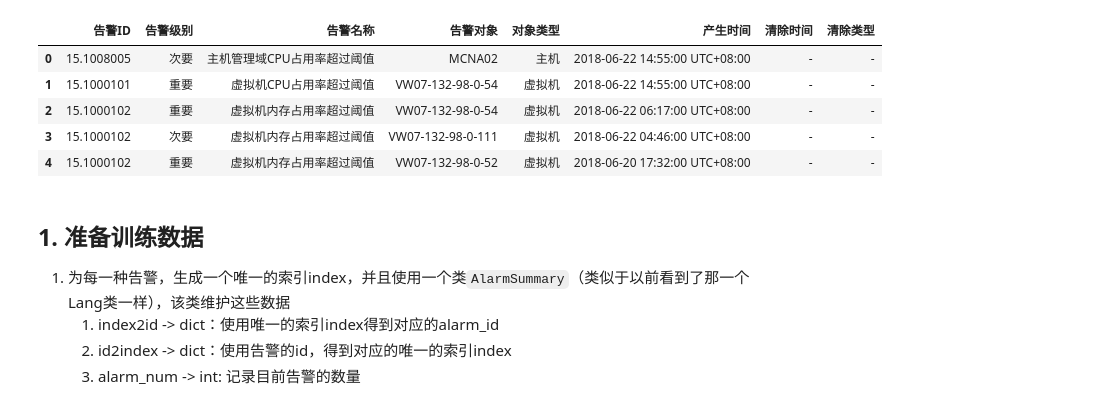
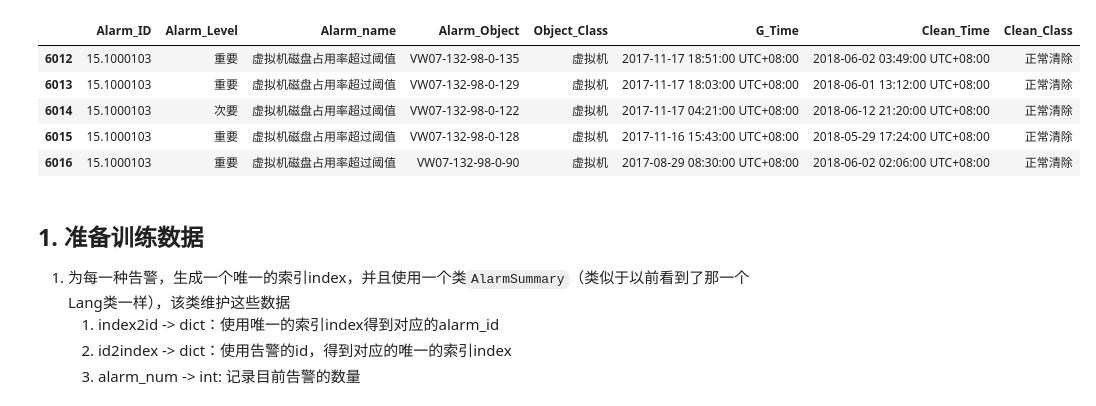
Before and after one commit to wwyf/alarm-predict-Ops-helper, a Jupyter notebook: pre-clean-1.ipynb, the cells around one changed output. Cells and saved outputs as stored; diff of their text form; code cells hidden in the pictures.

```diff
--- a/pre-clean-1.ipynb
+++ b/pre-clean-1.ipynb
@@ -17,19 +17,20 @@ data_type = str
 # %%
 data1 = pd.read_csv(
     data_file_1_name,
     header=0,
     dtype=data_type
     )
+data1.rename(columns={'告警ID':'Alarm_ID', '告警级别':'Alarm_Level', '告警名称':'Alarm_name','告警对象':'Alarm_Object', '对象类型':'Object_Class', '产生时间':'G_Time', '清除时间':'Clean_Time', '清除类型':'Clean_Class'}, inplace = True)
 # data1.describe()
-data1.head()
+data1.tail()
 # data1.shape
 # %% [output]
-|  | 告警ID | 告警级别 | 告警名称 | 告警对象 | 对象类型 | 产生时间 | 清除时间 | 清除类型 |
-| 0 | 15.1008005 | 次要 | 主机管理域CPU占用率超过阈值 | MCNA02 | 主机 | 2018-06-22 14:55:00 UTC+08:00 | - | - |
-| 1 | 15.1000101 | 重要 | 虚拟机CPU占用率超过阈值 | VW07-132-98-0-54 | 虚拟机 | 2018-06-22 14:55:00 UTC+08:00 | - | - |
-| 2 | 15.1000102 | 重要 | 虚拟机内存占用率超过阈值 | VW07-132-98-0-54 | 虚拟机 | 2018-06-22 06:17:00 UTC+08:00 | - | - |
-| 3 | 15.1000102 | 次要 | 虚拟机内存占用率超过阈值 | VW07-132-98-0-111 | 虚拟机 | 2018-06-22 04:46:00 UTC+08:00 | - | - |
-| 4 | 15.1000102 | 重要 | 虚拟机内存占用率超过阈值 | VW07-132-98-0-52 | 虚拟机 | 2018-06-20 17:32:00 UTC+08:00 | - | - |
+|  | Alarm_ID | Alarm_Level | Alarm_name | Alarm_Object | Object_Class | G_Time | Clean_Time | Clean_Class |
+| 6012 | 15.1000103 | 重要 | 虚拟机磁盘占用率超过阈值 | VW07-132-98-0-135 | 虚拟机 | 2017-11-17 18:51:00 UTC+08:00 | 2018-06-02 03:49:00 UTC+08:00 | 正常清除 |
+| 6013 | 15.1000103 | 重要 | 虚拟机磁盘占用率超过阈值 | VW07-132-98-0-129 | 虚拟机 | 2017-11-17 18:03:00 UTC+08:00 | 2018-06-01 13:12:00 UTC+08:00 | 正常清除 |
+| 6014 | 15.1000103 | 次要 | 虚拟机磁盘占用率超过阈值 | VW07-132-98-0-122 | 虚拟机 | 2017-11-17 04:21:00 UTC+08:00 | 2018-06-12 21:20:00 UTC+08:00 | 正常清除 |
+| 6015 | 15.1000103 | 重要 | 虚拟机磁盘占用率超过阈值 | VW07-132-98-0-128 | 虚拟机 | 2017-11-16 15:43:00 UTC+08:00 | 2018-05-29 17:24:00 UTC+08:00 | 正常清除 |
+| 6016 | 15.1000103 | 重要 | 虚拟机磁盘占用率超过阈值 | VW07-132-98-0-90 | 虚拟机 | 2017-08-29 08:30:00 UTC+08:00 | 2018-06-02 02:06:00 UTC+08:00 | 正常清除 |
 # %% [markdown]
 ## 1. 准备训练数据
 1. 为每一种告警，生成一个唯一的索引index，并且使用一个类`AlarmSummary`（类似于以前看到了那一个Lang类一样），该类维护这些数据
```
Also changed, not shown: parts of 41 cells of this notebook, 1 other file.
